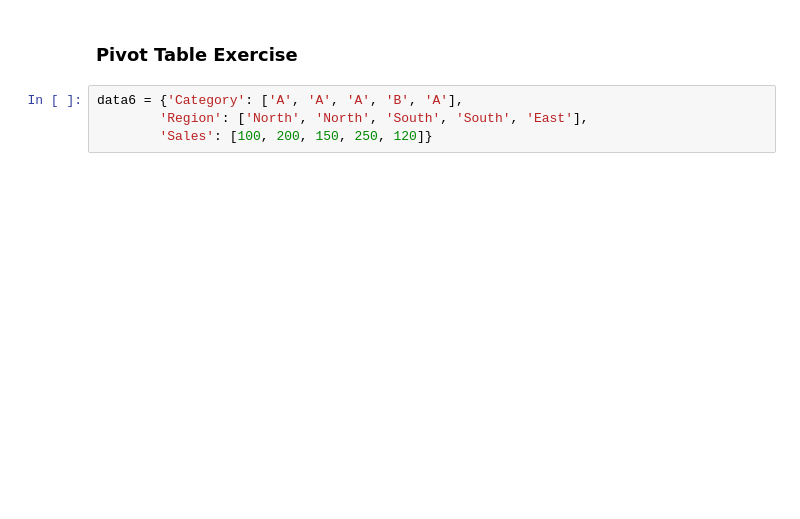
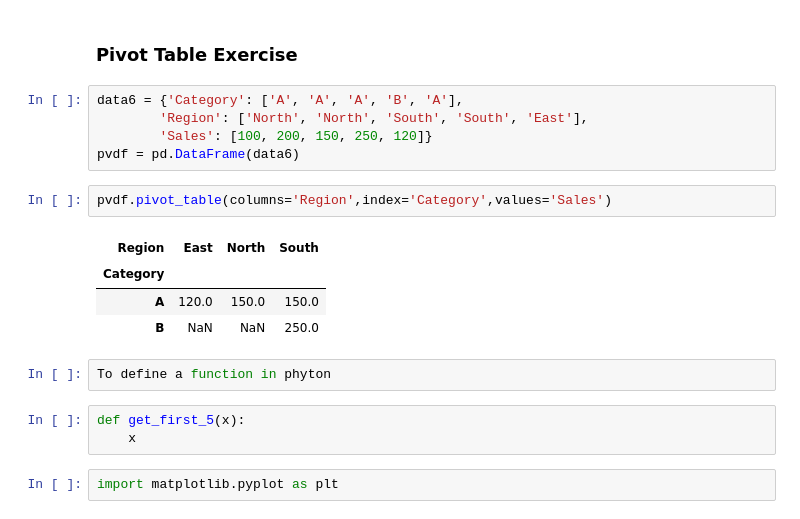
Before and after one commit to Jommanuel/My-second-notebook, a Jupyter notebook: Day 3 My Notebook (4).ipynb, the cells around one changed output. Cells and saved outputs as stored; diff of their text form; blank space fills up the shorter version.

```diff
--- a/Day 3 My Notebook (4).ipynb
+++ b/Day 3 My Notebook (4).ipynb
@@ -112,3 +109,18 @@ df2 = pd.DataFrame(data5)
 data6 = {'Category': ['A', 'A', 'A', 'B', 'A'],
         'Region': ['North', 'North', 'South', 'South', 'East'],
         'Sales': [100, 200, 150, 250, 120]}
+pvdf = pd.DataFrame(data6)
+# %%
+pvdf.pivot_table(columns='Region',index='Category',values='Sales')
+# %% [output]
+| Region | East | North | South |
+| Category |  |  |  |
+| A | 120.0 | 150.0 | 150.0 |
+| B | NaN | NaN | 250.0 |
+# %%
+To define a function in phyton
+# %%
+def get_first_5(x):
+    x
+# %%
+import matplotlib.pyplot as plt
```
Also changed, not shown: parts of 7 cells of this notebook, 1 other file.
